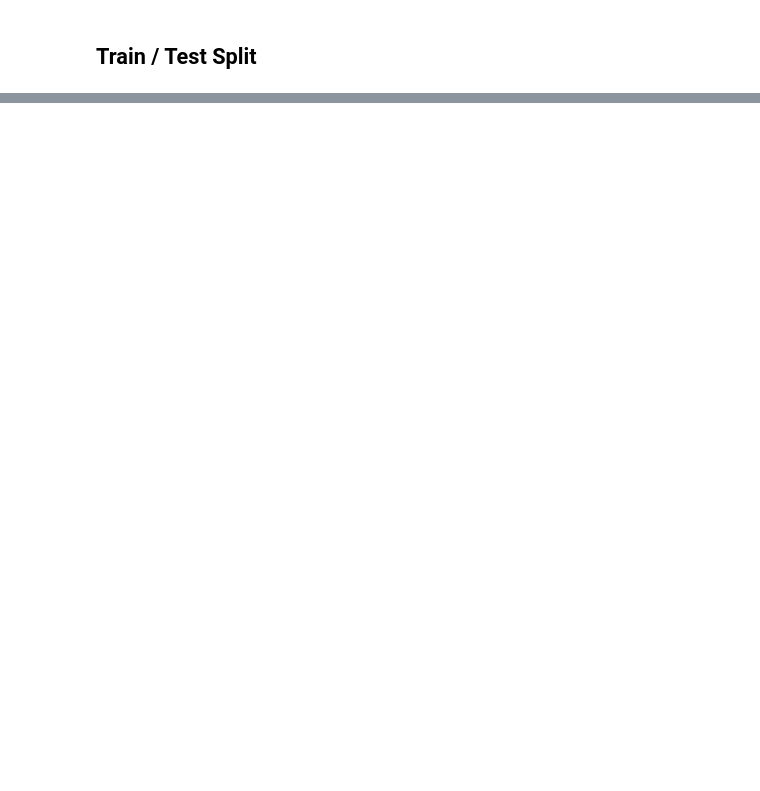
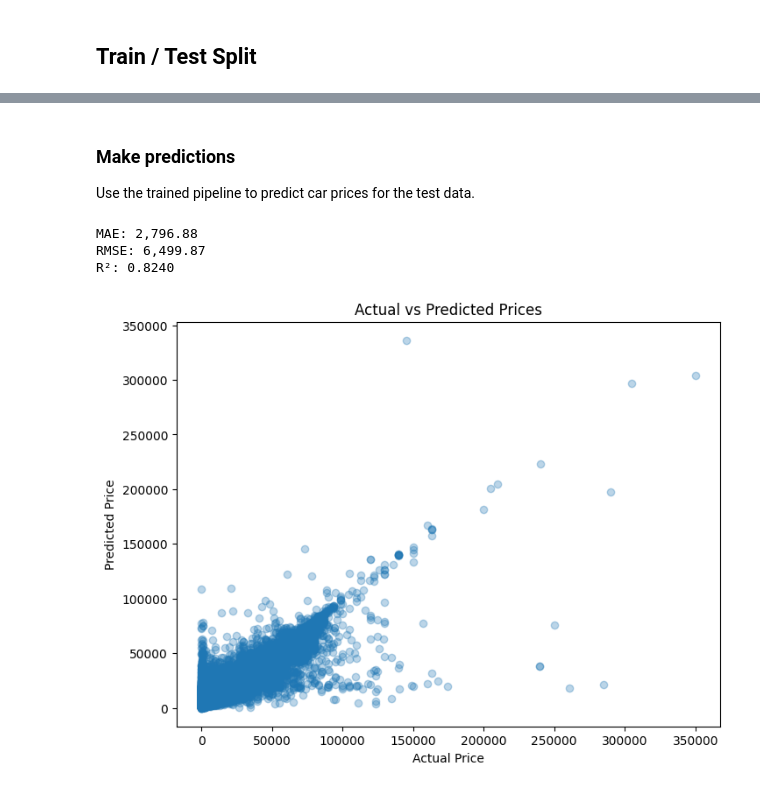
Before and after one commit to ahmed4mohamed4/machine_learning, a Jupyter notebook: projects/used_car_price/model/main.ipynb, the cells around one changed output, grey strips where cells are left out. Saved outputs shown, nothing was run; the diff lists cells and outputs as text; code cells hidden in the pictures; blank space fills up the shorter version.

Commit message:
Complete Train Baseline Model

```diff
--- a/projects/used_car_price/model/main.ipynb
+++ b/projects/used_car_price/model/main.ipynb
@@ -1825,0 +1964,11 @@ Name: price, dtype: float64
+# %%
+X = df.drop (columns=["price"])
+y = df ["price"]
+
+
+X_train, X_test, y_train, y_test = train_test_split(
+    X,
+    y,
+    test_size=0.2,
+    random_state=42
+)
@@ -1825,0 +2252,11 @@ Name: price, dtype: float64
+# %%
+model = RandomForestRegressor(
+    n_estimators=100,
+    random_state=42,
+    n_jobs=-1
+)
+
+model_pipeline = Pipeline([
+    ("preprocessor", preprocessor),
+    ("model", model)
+])
@@ -1825,0 +2265,2 @@ Name: price, dtype: float64
+# %%
+model_pipeline.fit(X_train, y_train)
@@ -1825,0 +2285,30 @@ Name: price, dtype: float64
+# %% [markdown]
+### Make predictions
+
+Use the trained pipeline to predict car prices for the test data.
+# %%
+y_pred = model_pipeline.predict(X_test)
+# %%
+mae = mean_absolute_error(y_test, y_pred)
+rmse = np.sqrt(mean_squared_error(y_test, y_pred))
+r2 = r2_score(y_test, y_pred)
+
+print(f"MAE: {mae:,.2f}")
+print(f"RMSE: {rmse:,.2f}")
+print(f"R²: {r2:.4f}")
+# %% [output]
+MAE: 2,796.88
+RMSE: 6,499.87
+R²: 0.8240
+# %%
+plt.figure(figsize=(8, 6))
+
+plt.scatter(y_test, y_pred, alpha=0.3)
+
+plt.xlabel("Actual Price")
+plt.ylabel("Predicted Price")
+plt.title("Actual vs Predicted Prices")
+
+plt.show()
+# %% [output]
+[figure, added]
```
Also changed, not shown: parts of 48 cells of this notebook.
